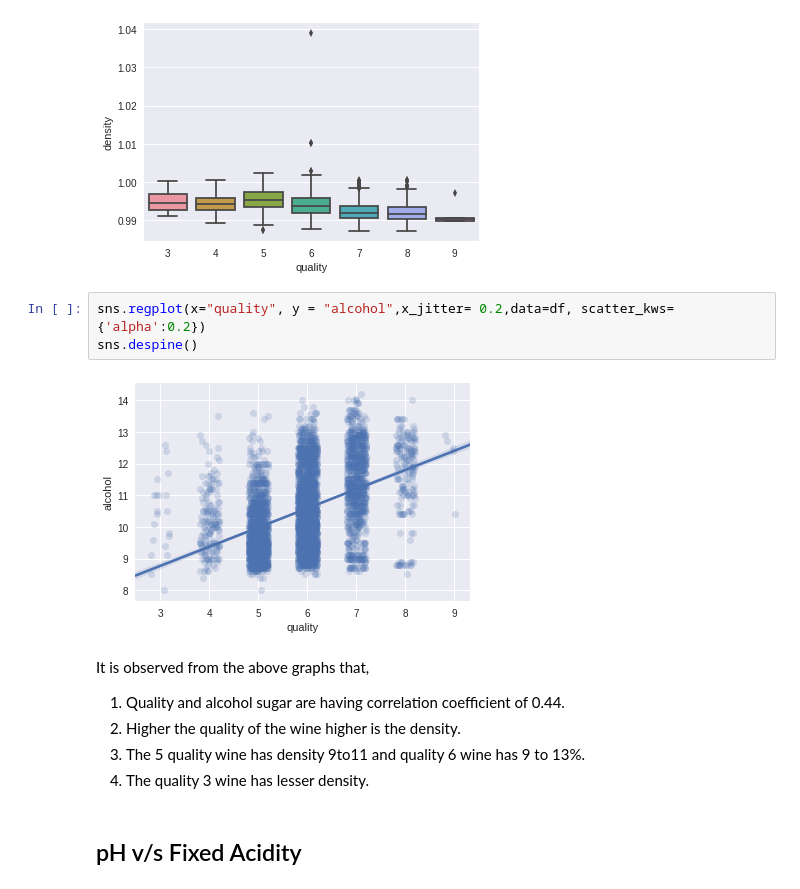
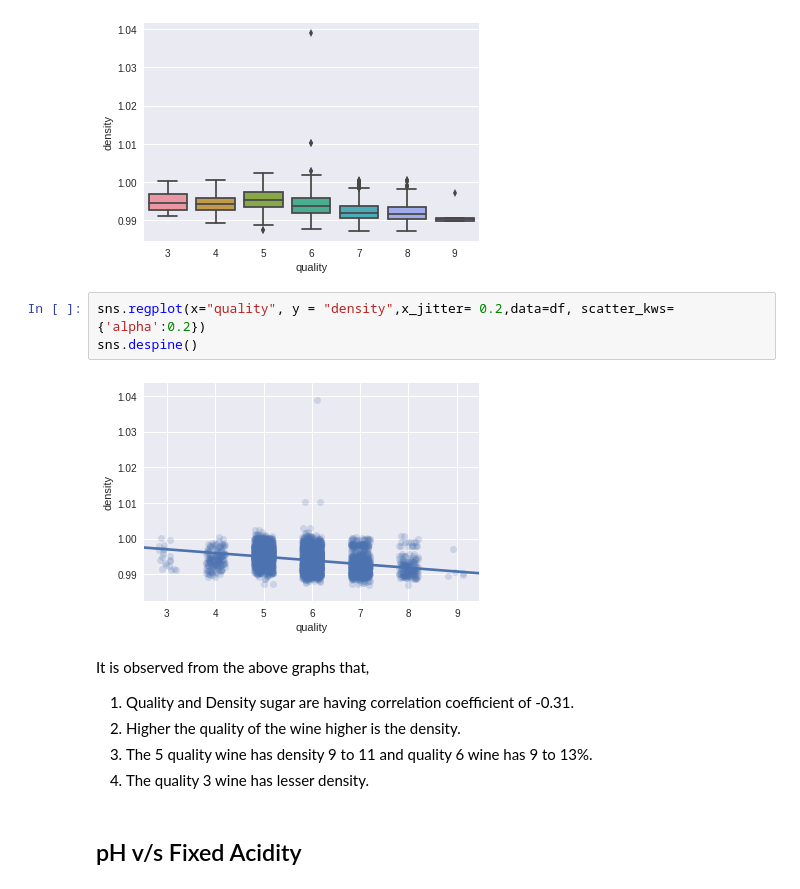
Before and after one commit to harjeevansingh/WhiteWine-EDA, a Jupyter notebook: WhiteWine_EDA.ipynb, the cells around one changed output. Drawn from its saved outputs; the diff is of its cells as text.

```diff
--- a/WhiteWine_EDA.ipynb
+++ b/WhiteWine_EDA.ipynb
@@ -371,15 +371,15 @@ sns.despine()
 # %% [output]
 [figure]
 # %%
-sns.regplot(x="quality", y = "alcohol",x_jitter= 0.2,data=df, scatter_kws={'alpha':0.2})
+sns.regplot(x="quality", y = "density",x_jitter= 0.2,data=df, scatter_kws={'alpha':0.2})
 sns.despine()
 # %% [output]
-[figure, old version]
+[figure, new version]
 # %% [markdown]
 It is observed from the above graphs that,
-1.  Quality and alcohol sugar are having correlation coefficient of 0.44.
+1.  Quality and Density sugar are having correlation coefficient of -0.31.
 2.  Higher the quality of the wine higher is the density.
-3.  The 5 quality wine has density 9to11 and quality 6 wine has 9 to 13%.
+3.  The 5 quality wine has density 9 to 11 and quality 6 wine has 9 to 13%.
 4.  The quality 3 wine has lesser density.
 # %% [markdown]
 ## pH v/s Fixed Acidity
```
Also changed, not shown: parts of 1 cell of this notebook.
